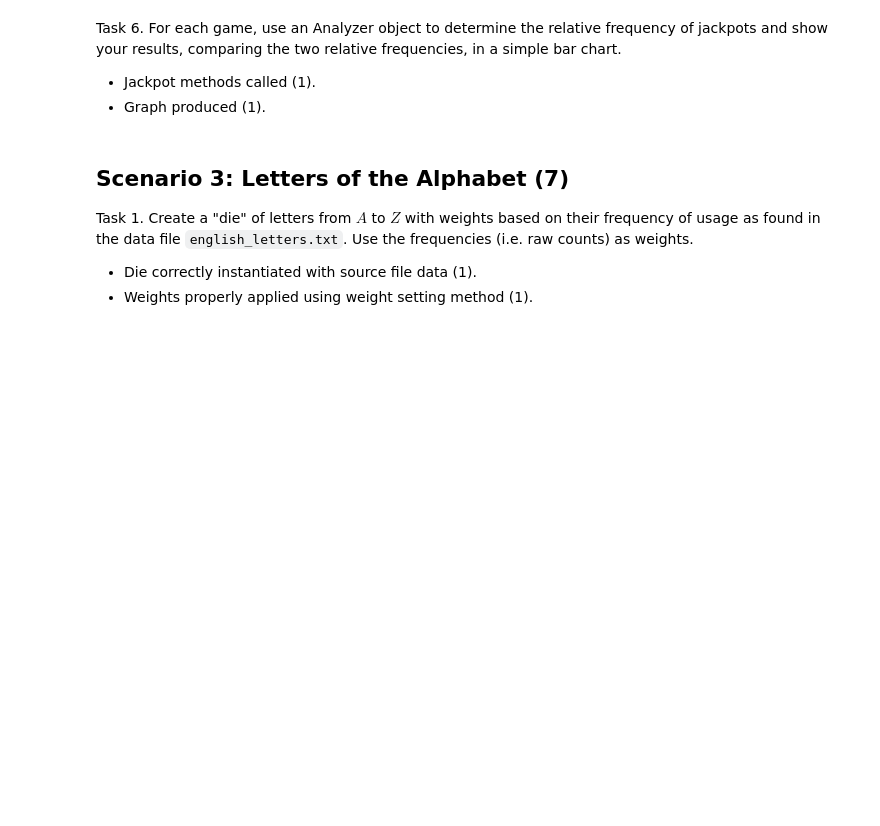
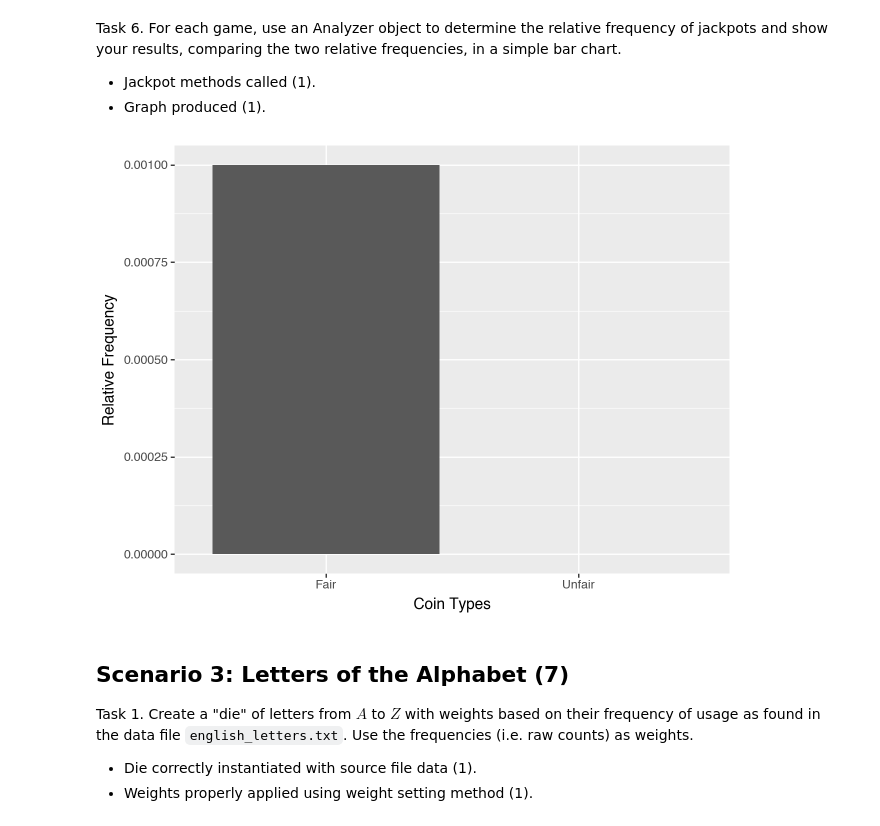
Before and after one commit to alexyang790/ds5100-finalproject-zy7ts, a Jupyter notebook: DS51200_FinalProjectTemplate.ipynb, the cells around one changed output. Saved outputs shown, nothing was run; the diff lists cells and outputs as text; code cells hidden in the pictures; blank space fills up the shorter version.

```diff
--- a/DS51200_FinalProjectTemplate.ipynb
+++ b/DS51200_FinalProjectTemplate.ipynb
@@ -453,6 +490,11 @@ Task 6. Show your results, comparing the two relative frequencies, in a simple b
 Task 1. Create three dice, each with six sides having the faces 1 through 6.
 
 - Three die objects created (1).
+# %%
+#creating three dies each having the face 1 through 6
+die1 = mt.Die(np.array([1,2,3,4,5,6]))
+die2 = mt.Die(np.array([1,2,3,4,5,6]))
+die3 = mt.Die(np.array([1,2,3,4,5,6]))
 # %% [markdown]
 Task 2. Convert one of the dice to an unfair one by weighting the face $6$ five times more than the other weights (i.e. it has weight of 5 and the others a weight of 1 each).
 
@@ -466,16 +532,58 @@ Task 4. Play a game of $10000$ rolls with $5$ fair dice.
 
 - Game class properly instantiated (1).
 - Play method called properly (1).
+# %%
+#create a fair dice list
+fair_die_list = [die3, die3, die3, die3, die3]
+
+#initilizing game
+fair_game = mt.Game(fair_die_list)
+
+#playing 1000 flips
+fair_game.play(1000)
 # %% [markdown]
 Task 5. Play another game of $10000$ rolls, this time with $2$ unfair dice, one as defined in steps #2 and #3 respectively, and $3$ fair dice.
 
 - Game class properly instantiated (1).
 - Play method called properly (1).
+# %%
+#create the unfair die list
+unfair_die_list = [die1, die2, die3, die3, die3]
+
+#initilizing game
+unfair_game = mt.Game(unfair_die_list)
+
+#playing 1000 flips
+unfair_game.play(1000)
 # %% [markdown]
 Task 6. For each game, use an Analyzer object to determine the relative frequency of jackpots and show your results, comparing the two relative frequencies, in a simple bar chart.
 
 - Jackpot methods called (1).
 - Graph produced (1).
+# %%
+#initilizing the analyzer object for both games
+analyzer_fair = mt.Analyzer(fair_game)
+analyzer_unfair = mt.Analyzer(unfair_game)
+
+#determine the relative frequency of jacpots
+freq_fair = analyzer_fair.jackpot()/1000
+freq_unfair = analyzer_unfair.jackpot()/1000
+
+#creating a bar chart comparing the relative frequency of jacpots between fair and unfair games
+data = pd.DataFrame({
+    'Coin Types': ['Fair', 'Unfair'],
+    'Relative Frequency': [freq_fair, freq_unfair]
+})
+
+plot = (ggplot(
+    data,
+    aes(x = 'Coin Types', y = 'Relative Frequency'))
+    + geom_bar(stat = 'identity')
+)
+
+print(plot)
+# %% [output]
+[figure, added]
 # %% [markdown]
 ## Scenario 3: Letters of the Alphabet (7)
 
```
Also changed, not shown: parts of 6 cells of this notebook.
